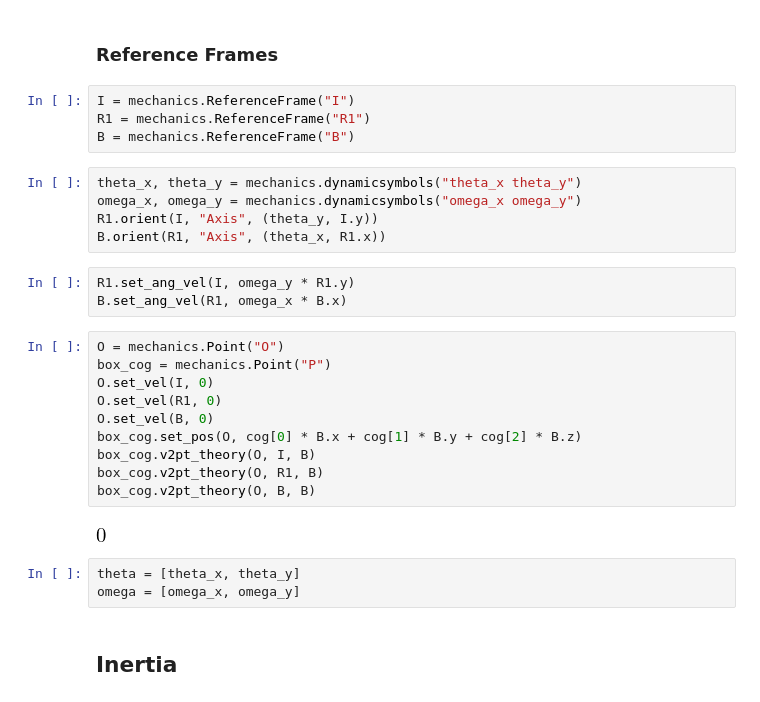
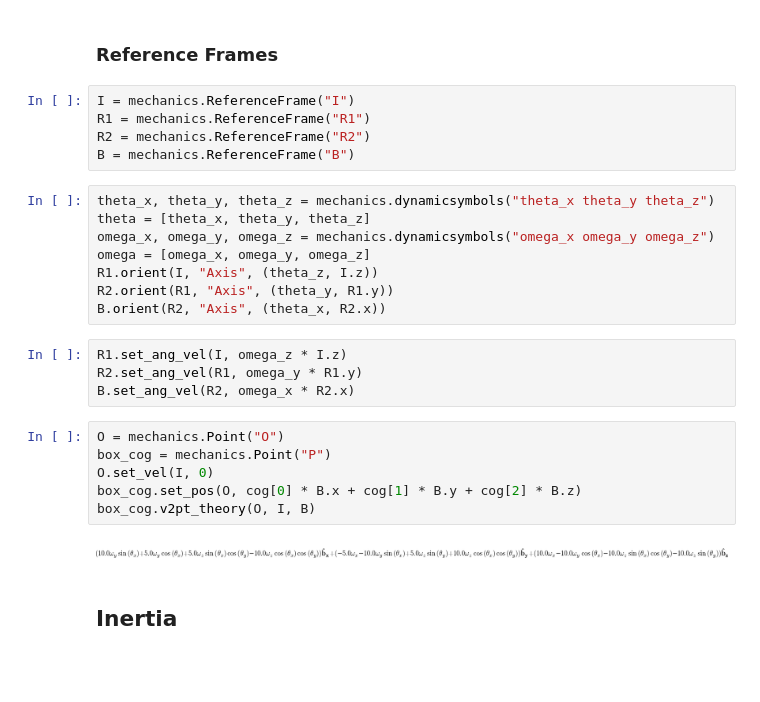
Before and after one commit to looooo/jupyter_freecad_kernel, a Jupyter notebook: examples/Rotation Box 2.ipynb, the cells around one changed output. Cells and saved outputs as stored; diff of their text form; blank space fills up the shorter version.

```diff
--- a/examples/Rotation Box 2.ipynb
+++ b/examples/Rotation Box 2.ipynb
@@ -55,30 +55,28 @@ array([ 5.,  5.,  5.])
 # %%
 I = mechanics.ReferenceFrame("I")
 R1 = mechanics.ReferenceFrame("R1")
+R2 = mechanics.ReferenceFrame("R2")
 B = mechanics.ReferenceFrame("B")
 # %%
-theta_x, theta_y = mechanics.dynamicsymbols("theta_x theta_y")
-omega_x, omega_y = mechanics.dynamicsymbols("omega_x omega_y")
-R1.orient(I, "Axis", (theta_y, I.y))
-B.orient(R1, "Axis", (theta_x, R1.x))
+theta_x, theta_y, theta_z = mechanics.dynamicsymbols("theta_x theta_y theta_z")
+theta = [theta_x, theta_y, theta_z]
+omega_x, omega_y, omega_z = mechanics.dynamicsymbols("omega_x omega_y omega_z")
+omega = [omega_x, omega_y, omega_z]
+R1.orient(I, "Axis", (theta_z, I.z))
+R2.orient(R1, "Axis", (theta_y, R1.y))
+B.orient(R2, "Axis", (theta_x, R2.x))
 # %%
-R1.set_ang_vel(I, omega_y * R1.y)
-B.set_ang_vel(R1, omega_x * B.x)
+R1.set_ang_vel(I, omega_z * I.z)
+R2.set_ang_vel(R1, omega_y * R1.y)
+B.set_ang_vel(R2, omega_x * R2.x)
 # %%
 O = mechanics.Point("O")
 box_cog = mechanics.Point("P")
 O.set_vel(I, 0)
-O.set_vel(R1, 0)
-O.set_vel(B, 0)
 box_cog.set_pos(O, cog[0] * B.x + cog[1] * B.y + cog[2] * B.z)
 box_cog.v2pt_theory(O, I, B)
-box_cog.v2pt_theory(O, R1, B)
-box_cog.v2pt_theory(O, B, B)
 # %% [output]
-[figure, old version]
+[figure, new version]
-# %%
-theta = [theta_x, theta_y]
-omega = [omega_x, omega_y]
 # %% [markdown]
 ## Inertia
 # %%
```
Also changed, not shown: parts of 11 cells of this notebook, 1 other file.
